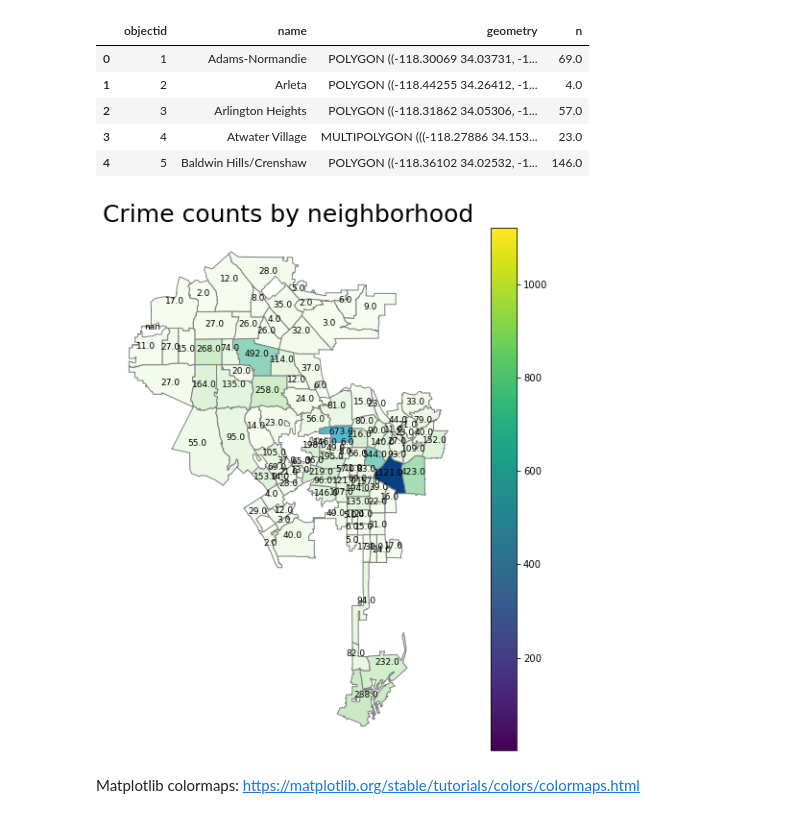
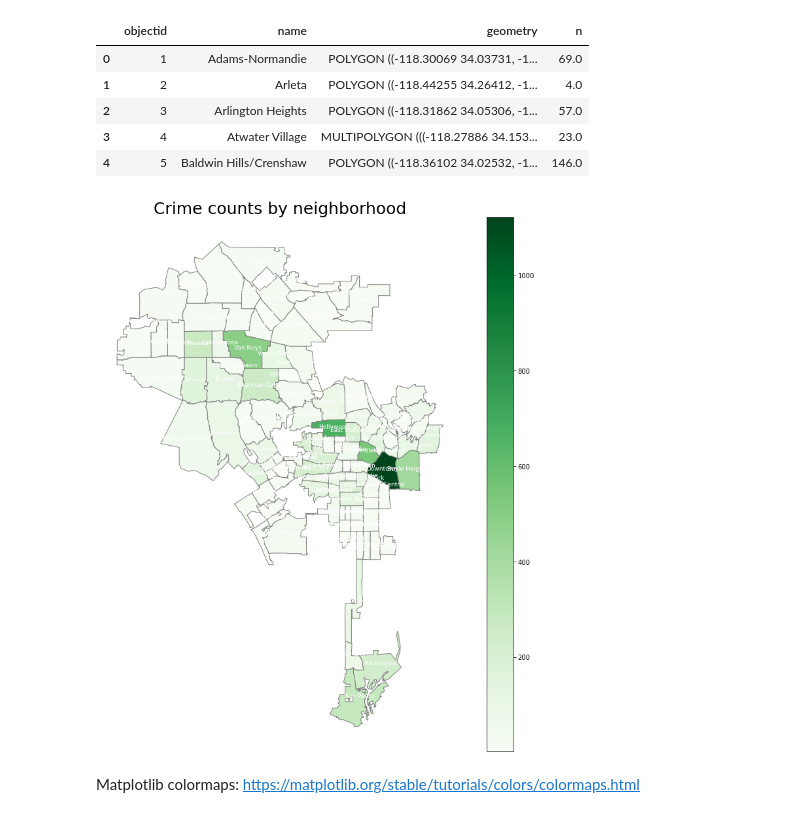
Before and after one commit to ida-j/big-data-econometrics, a Jupyter notebook: notebooks/Spatial data - visualization .ipynb, the cells around one changed output. Saved outputs shown, nothing was run; the diff lists cells and outputs as text; code cells hidden in the pictures.

Commit message:
Updating map visuals notebook

```diff
--- a/notebooks/Spatial data - visualization .ipynb
+++ b/notebooks/Spatial data - visualization .ipynb
@@ -42,0 +104,5 @@ df_crime = convert_columns_to_lowercase(df_crime)
+# %%
+def sum_coordinates(row):
+    return row['lat']+ row['lon']
+# %%
+df_crime['sumcoord'] = df_crime.apply(lambda row: sum_coordinates(row),axis = 1)
@@ -45,3 +120,20 @@ dfc = df_crime.head(10000)
+# %%
+def point_inside_polygon(lat,lng,poly):
+    p1 = Point(lng,lat)
+    if p1.within(poly):
+        return True
+    else:
+        return False
+
+def get_neighbourhood(row,gdf):
+    for ix, area in gdf.iterrows(): # geometry df
+        is_in_area=False
+        if row['lat'] and row['lon'] and row['lat']!=0 and row['lon']!=0:
+            is_in_area = point_inside_polygon(row['lat'], row['lon'], area['geometry'])
+            if is_in_area:
+                #found area, exit
+                return area['name']
+    return None
 # %%
 dfc['name'] = dfc.progress_apply(lambda row: get_neighbourhood(row,gdf), axis = 1)
 # %% [output]
@@ -93,35 +190,35 @@ gdf.head()
 | 3 | 4 | Atwater Village | MULTIPOLYGON (((-118.27886 34.153... | 23.0 |
 | 4 | 5 | Baldwin Hills/Crenshaw | POLYGON ((-118.36102 34.02532, -1... | 146.0 |
 # %%
-fig, ax = plt.subplots(1,figsize = (10,10)) # create figure and axes for Matplotlib
+fig, ax = plt.subplots(1,figsize = (15,15)) # create figure and axes for Matplotlib
 ax.set_title('Crime counts by neighborhood',
             fontdict={'fontsize': '25', 'fontweight' : '3'})
 
 vmin = gdf.n.min()
 vmax = gdf.n.max()
 
-gdf.plot(column = 'n',cmap = 'GnBu',linewidth = 1, ax = ax, edgecolor = '.5')
+gdf.plot(column = 'n',cmap = 'Greens',linewidth = 1, ax = ax, edgecolor = '.5')
 # remove the axis
 ax.axis('off')
 
 # Create colorbar legend
-sm = plt.cm.ScalarMappable(cmap='viridis', norm=plt.Normalize(vmin=vmin, vmax=vmax))
+sm = plt.cm.ScalarMappable(cmap='Greens', norm=plt.Normalize(vmin=vmin, vmax=vmax))
 
 # empty array for the data range
 sm.set_array([])
 
 #add colorbar
 cbar = fig.colorbar(sm)
 
 # Add location for the labels
 gdf['coords'] = gdf['geometry'].apply(lambda x: x.representative_point().coords[:])
 gdf['coords'] = [coords[0] for coords in gdf['coords']]
 
 # Display names
 for idx, row in gdf.iterrows():
-    plt.annotate(s=row['n'], xy=row['coords'],horizontalalignment='center',fontsize=9)
+    plt.annotate(s=row['name'], xy=row['coords'],horizontalalignment='center',fontsize=9,color = 'white')
 # %% [output]
-[figure, old version]
+[figure, new version]
 # %% [markdown]
 Matplotlib colormaps:
 https://matplotlib.org/stable/tutorials/colors/colormaps.html
```
Also changed, not shown: parts of 15 cells of this notebook.
